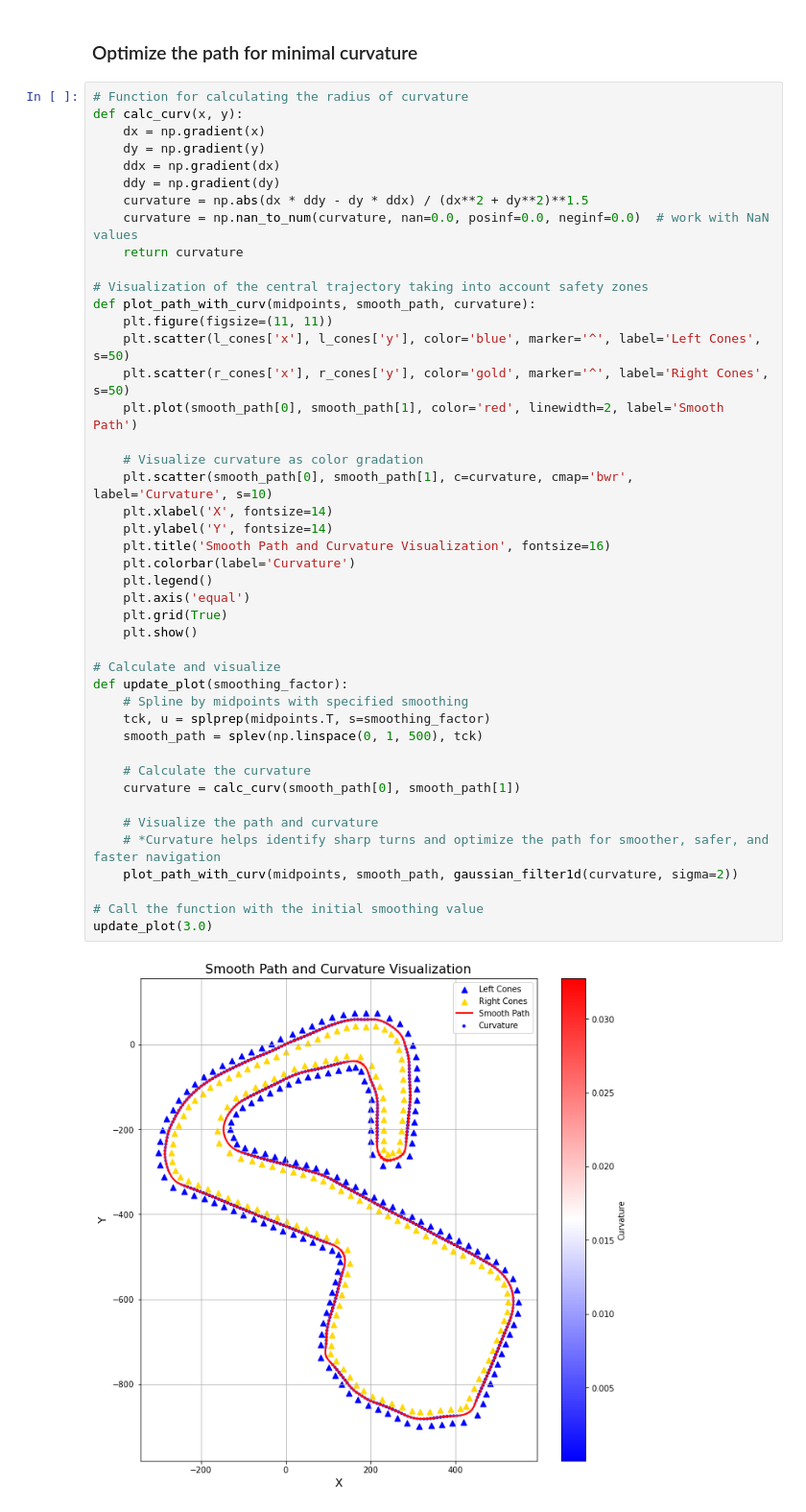
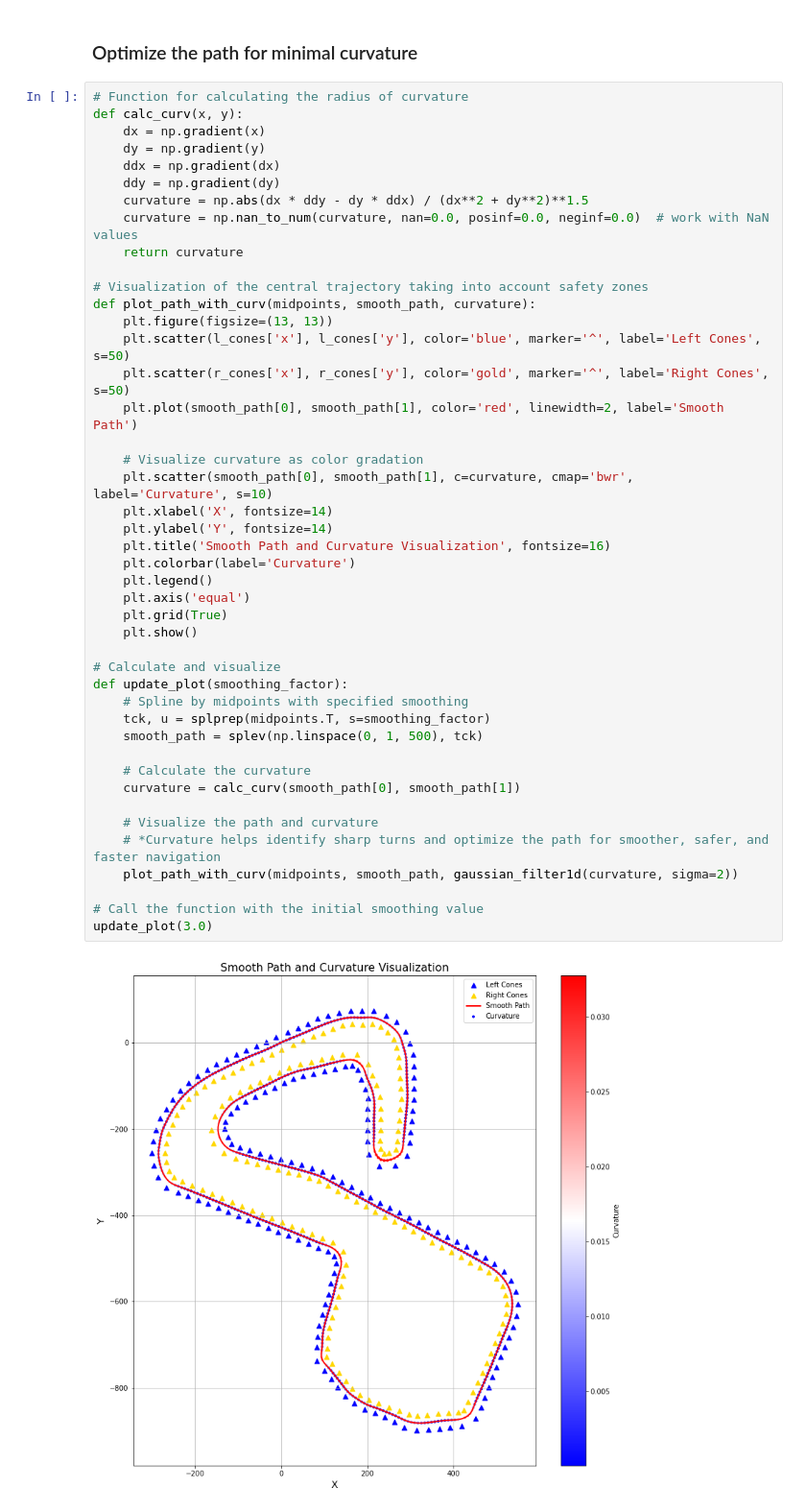
Before and after one commit to Zharik0v/-Path-Planning-for-Ben-Gruring-Racing, a Jupyter notebook: Path_Planning.ipynb, the cells around one changed output. Shown at 96% size. Saved outputs shown, nothing was run; the diff lists cells and outputs as text.

```diff
--- a/Path_Planning.ipynb
+++ b/Path_Planning.ipynb
@@ -102,36 +102,36 @@ def calc_curv(x, y):
 
 # Visualization of the central trajectory taking into account safety zones
 def plot_path_with_curv(midpoints, smooth_path, curvature):
-    plt.figure(figsize=(11, 11))
+    plt.figure(figsize=(13, 13))
     plt.scatter(l_cones['x'], l_cones['y'], color='blue', marker='^', label='Left Cones', s=50)
     plt.scatter(r_cones['x'], r_cones['y'], color='gold', marker='^', label='Right Cones', s=50)
     plt.plot(smooth_path[0], smooth_path[1], color='red', linewidth=2, label='Smooth Path')
 
     # Visualize curvature as color gradation
     plt.scatter(smooth_path[0], smooth_path[1], c=curvature, cmap='bwr', label='Curvature', s=10)
     plt.xlabel('X', fontsize=14)
     plt.ylabel('Y', fontsize=14)
     plt.title('Smooth Path and Curvature Visualization', fontsize=16)
     plt.colorbar(label='Curvature')
     plt.legend()
     plt.axis('equal')
     plt.grid(True)
     plt.show()
 
 # Calculate and visualize
 def update_plot(smoothing_factor):
     # Spline by midpoints with specified smoothing
     tck, u = splprep(midpoints.T, s=smoothing_factor)
     smooth_path = splev(np.linspace(0, 1, 500), tck)
 
     # Calculate the curvature
     curvature = calc_curv(smooth_path[0], smooth_path[1])
 
     # Visualize the path and curvature
     # *Curvature helps identify sharp turns and optimize the path for smoother, safer, and faster navigation
     plot_path_with_curv(midpoints, smooth_path, gaussian_filter1d(curvature, sigma=2))
 
 # Call the function with the initial smoothing value
 update_plot(3.0)
 # %% [output]
-[figure, old version]
+[figure, new version]
```
